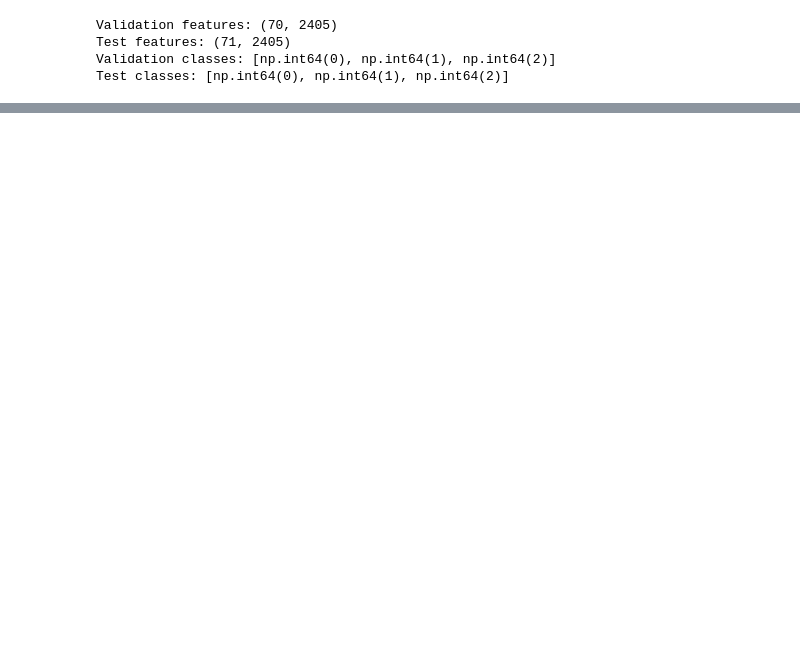
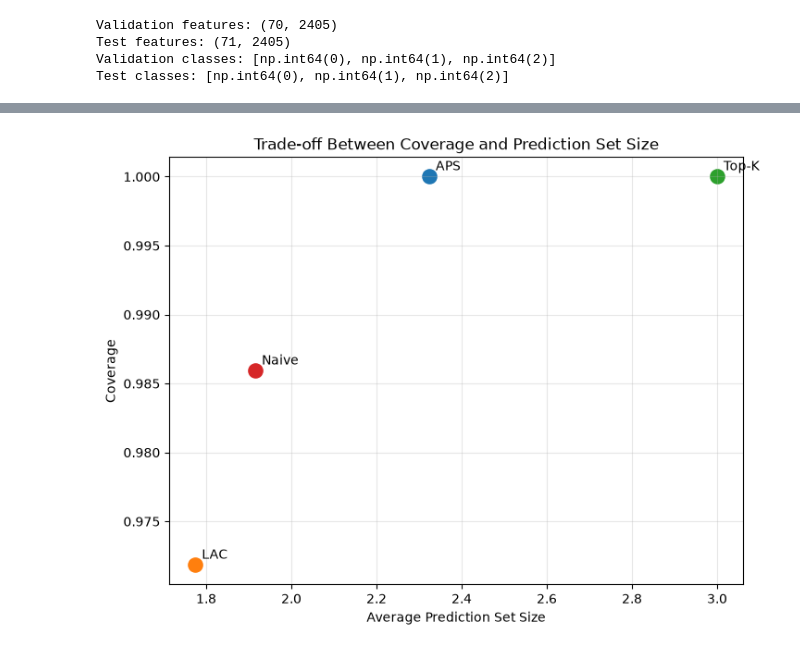
Before and after one commit to obramwell/AI-Assisted-Screening-of-Parkinson-s-Disease, a Jupyter notebook: notebooks/17_conformal_analysis.ipynb, the cells around one changed output, grey strips where cells are left out. Cells and saved outputs as stored; diff of their text form; code cells hidden in the pictures; blank space fills up the shorter version.

```diff
--- a/notebooks/17_conformal_analysis.ipynb
+++ b/notebooks/17_conformal_analysis.ipynb
@@ -145,0 +408,31 @@ Test classes: [np.int64(0), np.int64(1), np.int64(2)]
+# %%
+# COVERAGE VS PREDICTION SET SIZE
+plt.figure(figsize=(8,6))
+for _, row in comparison_df.iterrows():
+    if pd.notna(row["Coverage"]):
+        plt.scatter(
+            row["Average Prediction Set Size"],
+            row["Coverage"],
+            s=120,
+        )
+        plt.annotate(
+            row["Method"],
+            (
+                row["Average Prediction Set Size"],
+                row["Coverage"],
+            ),
+            xytext=(5,5),
+            textcoords="offset points",
+        )
+plt.xlabel("Average Prediction Set Size")
+plt.ylabel("Coverage")
+plt.title("Trade-off Between Coverage and Prediction Set Size")
+plt.grid(alpha=0.3)
+plt.savefig(
+    FIGURE_DIR / "conformity_score_tradeoff.png",
+    dpi=300,
+    bbox_inches="tight",
+)
+plt.show()
+# %% [output]
+[figure, added]
```
Also changed, not shown: parts of 29 cells of this notebook, 16 other files.
